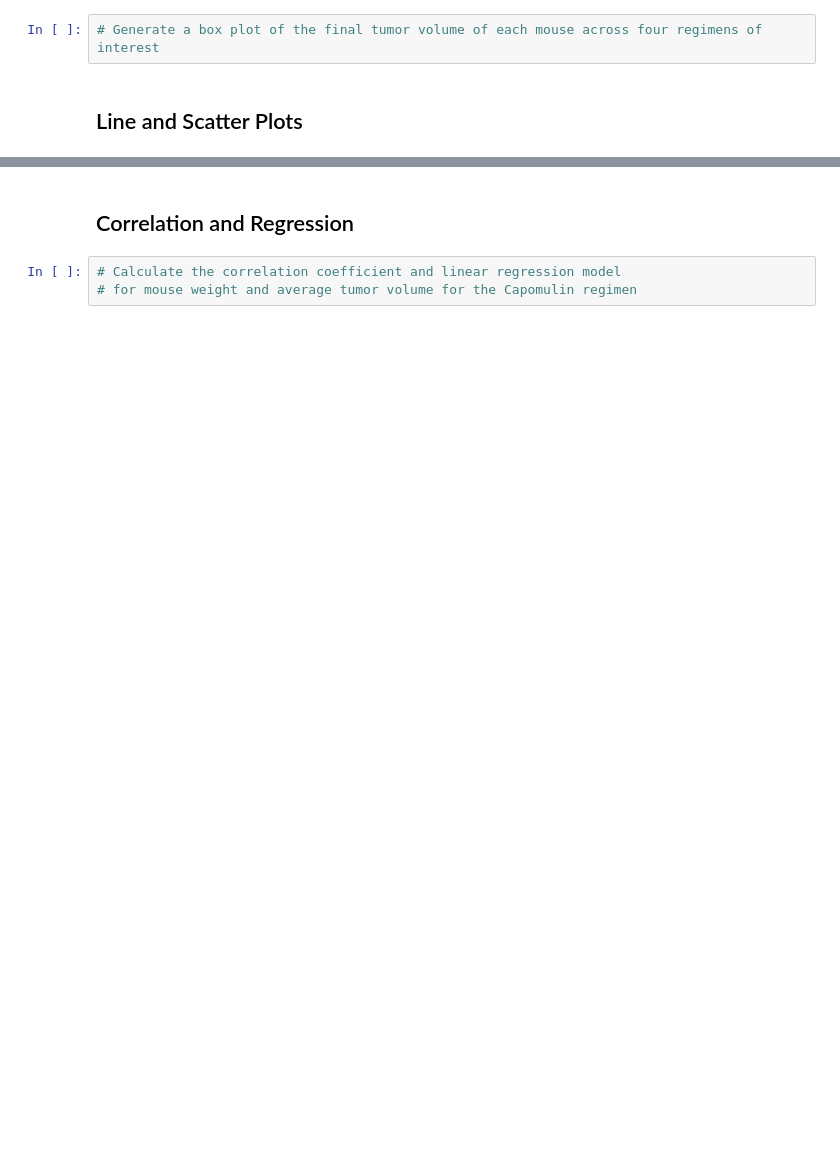
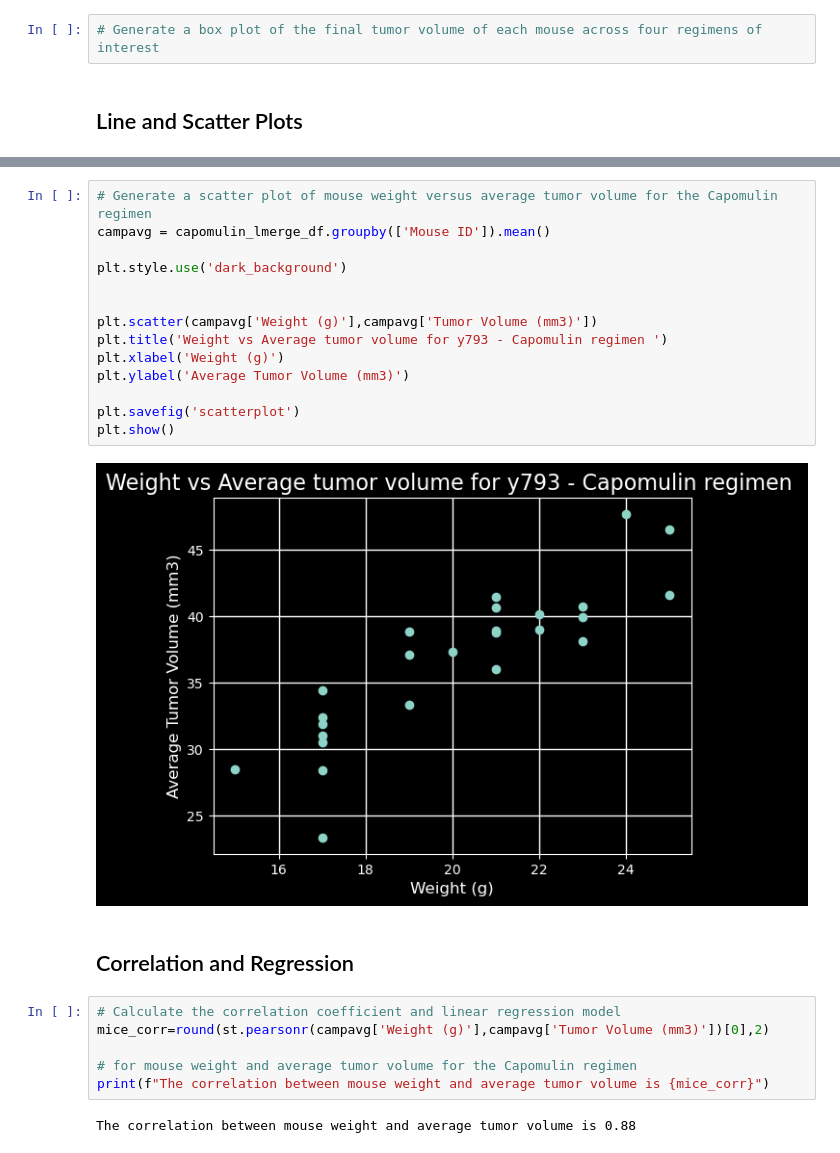
Before and after one commit to pooja0716/matplotlib-challenge, a Jupyter notebook: Instructions/Pymaceuticals/pymaceuticals_starter.ipynb, the cells around one changed output, grey strips where cells are left out. Cells and saved outputs as stored; diff of their text form; blank space fills up the shorter version.

```diff
--- a/Instructions/Pymaceuticals/pymaceuticals_starter.ipynb
+++ b/Instructions/Pymaceuticals/pymaceuticals_starter.ipynb
@@ -327,5 +475,26 @@ Ramicane_lmerge_df.head()
+# %%
+# Generate a scatter plot of mouse weight versus average tumor volume for the Capomulin regimen
+campavg = capomulin_lmerge_df.groupby(['Mouse ID']).mean()
+
+plt.style.use('dark_background')
+
+
+plt.scatter(campavg['Weight (g)'],campavg['Tumor Volume (mm3)'])
+plt.title('Weight vs Average tumor volume for y793 - Capomulin regimen ')
+plt.xlabel('Weight (g)')
+plt.ylabel('Average Tumor Volume (mm3)')
+
+plt.savefig('scatterplot')
+plt.show()
+# %% [output]
+[figure, added]
 # %% [markdown]
 ## Correlation and Regression
 # %%
 # Calculate the correlation coefficient and linear regression model
+mice_corr=round(st.pearsonr(campavg['Weight (g)'],campavg['Tumor Volume (mm3)'])[0],2)
+
 # for mouse weight and average tumor volume for the Capomulin regimen
+print(f"The correlation between mouse weight and average tumor volume is {mice_corr}")
+# %% [output]
+The correlation between mouse weight and average tumor volume is 0.88
```
Also changed, not shown: parts of 13 cells of this notebook, 4 other files.
